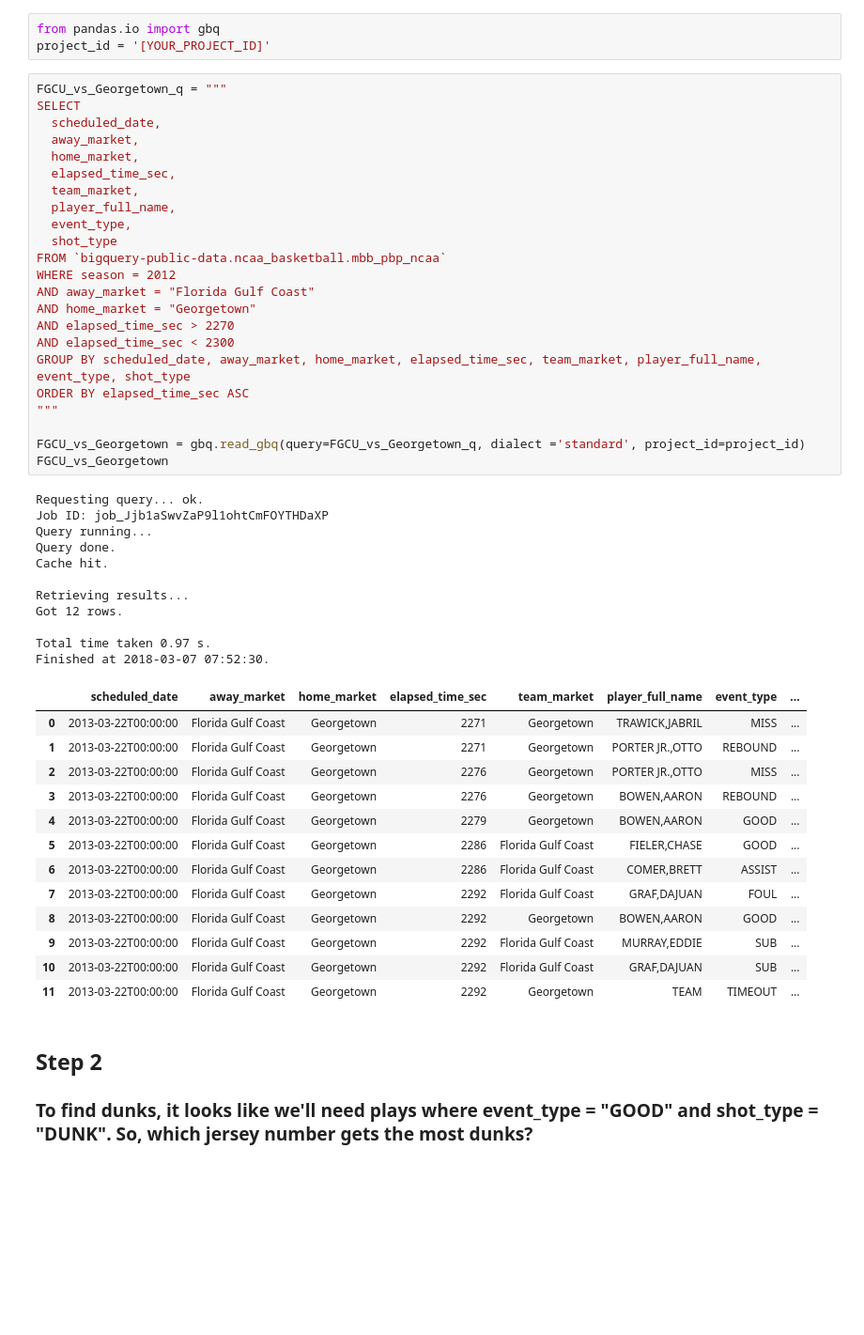
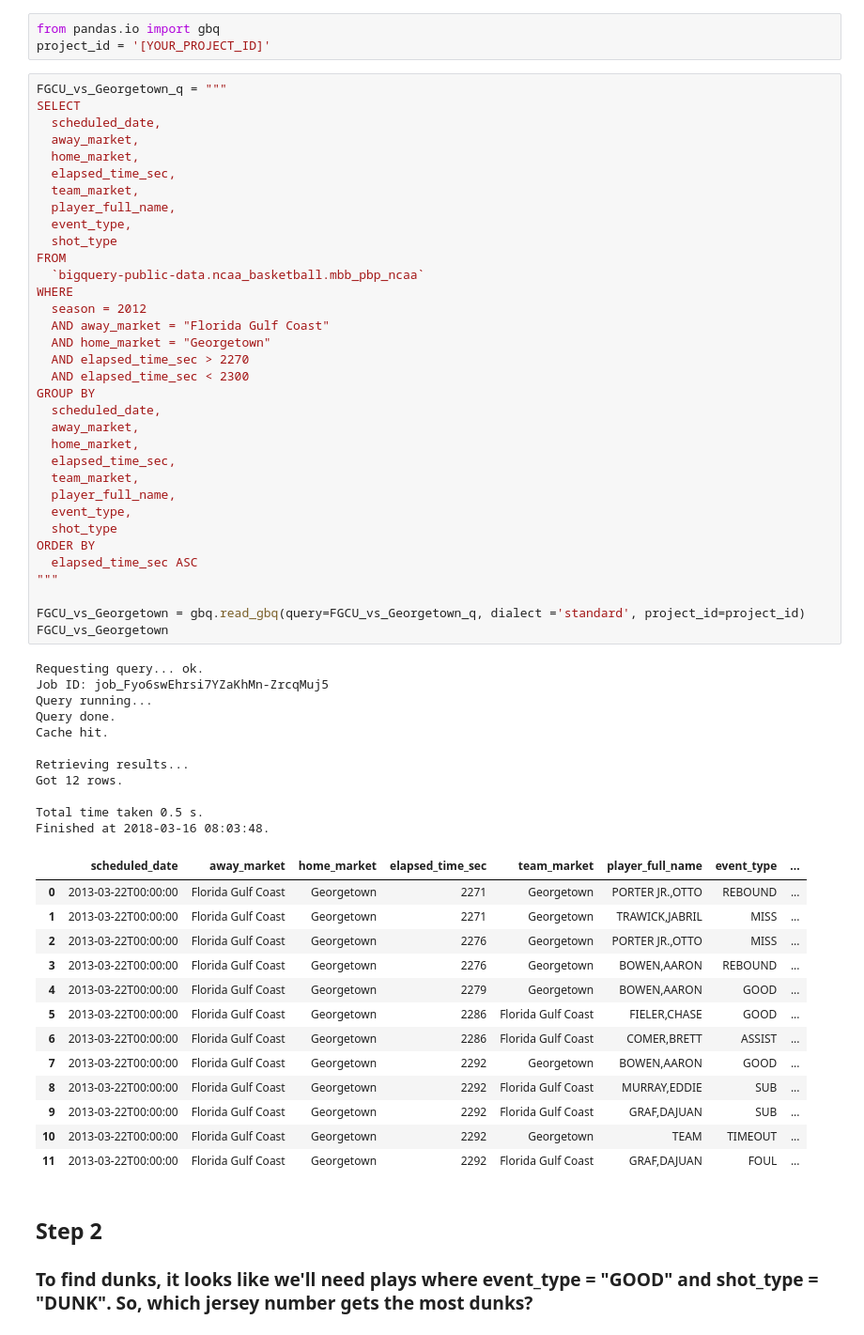
Before and after one commit to google-cloud-ncaa/demos, a Jupyter notebook: 04_dunks_jerseys.ipynb, the cells around one changed output. Shown at 94% size. Cells and saved outputs as stored; diff of their text form; blank space fills up the shorter version.

```diff
--- a/04_dunks_jerseys.ipynb
+++ b/04_dunks_jerseys.ipynb
@@ -12,51 +12,62 @@ project_id = '[YOUR_PROJECT_ID]'
 # %%
 FGCU_vs_Georgetown_q = """
 SELECT
   scheduled_date,
   away_market,
   home_market,
   elapsed_time_sec,
   team_market,
   player_full_name,
   event_type,
   shot_type
-FROM `bigquery-public-data.ncaa_basketball.mbb_pbp_ncaa`
-WHERE season = 2012
-AND away_market = "Florida Gulf Coast"
-AND home_market = "Georgetown"
-AND elapsed_time_sec > 2270
-AND elapsed_time_sec < 2300
-GROUP BY scheduled_date, away_market, home_market, elapsed_time_sec, team_market, player_full_name, event_type, shot_type
-ORDER BY elapsed_time_sec ASC
+FROM
+  `bigquery-public-data.ncaa_basketball.mbb_pbp_ncaa`
+WHERE
+  season = 2012
+  AND away_market = "Florida Gulf Coast"
+  AND home_market = "Georgetown"
+  AND elapsed_time_sec > 2270
+  AND elapsed_time_sec < 2300
+GROUP BY
+  scheduled_date,
+  away_market,
+  home_market,
+  elapsed_time_sec,
+  team_market,
+  player_full_name,
+  event_type,
+  shot_type
+ORDER BY
+  elapsed_time_sec ASC
 """
 
 FGCU_vs_Georgetown = gbq.read_gbq(query=FGCU_vs_Georgetown_q, dialect ='standard', project_id=project_id)
 FGCU_vs_Georgetown
 # %% [output]
 Requesting query... ok.
-Job ID: job_Jjb1aSwvZaP9l1ohtCmFOYTHDaXP
+Job ID: job_Fyo6swEhrsi7YZaKhMn-ZrcqMuj5
 Query running...
 Query done.
 Cache hit.
 
 Retrieving results...
 Got 12 rows.
 
-Total time taken 0.97 s.
-Finished at 2018-03-07 07:52:30.
+Total time taken 0.5 s.
+Finished at 2018-03-16 08:03:48.
 |  | scheduled_date | away_market | home_market | elapsed_time_sec | team_market | player_full_name | event_type | ... |
-| 0 | 2013-03-22T00:00:00 | Florida Gulf Coast | Georgetown | 2271 | Georgetown | TRAWICK,JABRIL | MISS | ... |
-| 1 | 2013-03-22T00:00:00 | Florida Gulf Coast | Georgetown | 2271 | Georgetown | PORTER JR.,OTTO | REBOUND | ... |
+| 0 | 2013-03-22T00:00:00 | Florida Gulf Coast | Georgetown | 2271 | Georgetown | PORTER JR.,OTTO | REBOUND | ... |
+| 1 | 2013-03-22T00:00:00 | Florida Gulf Coast | Georgetown | 2271 | Georgetown | TRAWICK,JABRIL | MISS | ... |
 | 2 | 2013-03-22T00:00:00 | Florida Gulf Coast | Georgetown | 2276 | Georgetown | PORTER JR.,OTTO | MISS | ... |
 | 3 | 2013-03-22T00:00:00 | Florida Gulf Coast | Georgetown | 2276 | Georgetown | BOWEN,AARON | REBOUND | ... |
 | 4 | 2013-03-22T00:00:00 | Florida Gulf Coast | Georgetown | 2279 | Georgetown | BOWEN,AARON | GOOD | ... |
 | 5 | 2013-03-22T00:00:00 | Florida Gulf Coast | Georgetown | 2286 | Florida Gulf Coast | FIELER,CHASE | GOOD | ... |
 | 6 | 2013-03-22T00:00:00 | Florida Gulf Coast | Georgetown | 2286 | Florida Gulf Coast | COMER,BRETT | ASSIST | ... |
-| 7 | 2013-03-22T00:00:00 | Florida Gulf Coast | Georgetown | 2292 | Florida Gulf Coast | GRAF,DAJUAN | FOUL | ... |
-| 8 | 2013-03-22T00:00:00 | Florida Gulf Coast | Georgetown | 2292 | Georgetown | BOWEN,AARON | GOOD | ... |
-| 9 | 2013-03-22T00:00:00 | Florida Gulf Coast | Georgetown | 2292 | Florida Gulf Coast | MURRAY,EDDIE | SUB | ... |
-| 10 | 2013-03-22T00:00:00 | Florida Gulf Coast | Georgetown | 2292 | Florida Gulf Coast | GRAF,DAJUAN | SUB | ... |
-| 11 | 2013-03-22T00:00:00 | Florida Gulf Coast | Georgetown | 2292 | Georgetown | TEAM | TIMEOUT | ... |
+| 7 | 2013-03-22T00:00:00 | Florida Gulf Coast | Georgetown | 2292 | Georgetown | BOWEN,AARON | GOOD | ... |
+| 8 | 2013-03-22T00:00:00 | Florida Gulf Coast | Georgetown | 2292 | Florida Gulf Coast | MURRAY,EDDIE | SUB | ... |
+| 9 | 2013-03-22T00:00:00 | Florida Gulf Coast | Georgetown | 2292 | Florida Gulf Coast | GRAF,DAJUAN | SUB | ... |
+| 10 | 2013-03-22T00:00:00 | Florida Gulf Coast | Georgetown | 2292 | Georgetown | TEAM | TIMEOUT | ... |
+| 11 | 2013-03-22T00:00:00 | Florida Gulf Coast | Georgetown | 2292 | Florida Gulf Coast | GRAF,DAJUAN | FOUL | ... |
 # %% [markdown]
 ## Step 2
 
```
Also changed, not shown: parts of 4 cells of this notebook, 5 other files.
